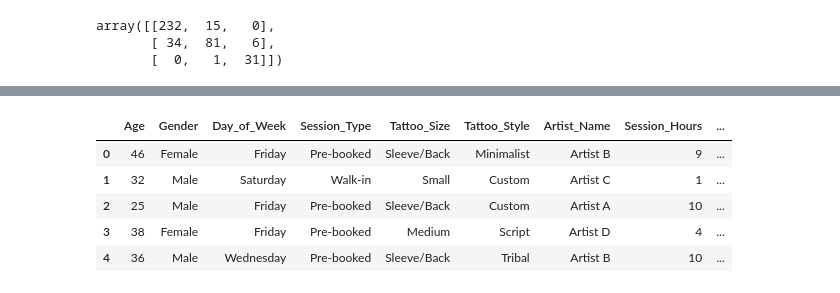
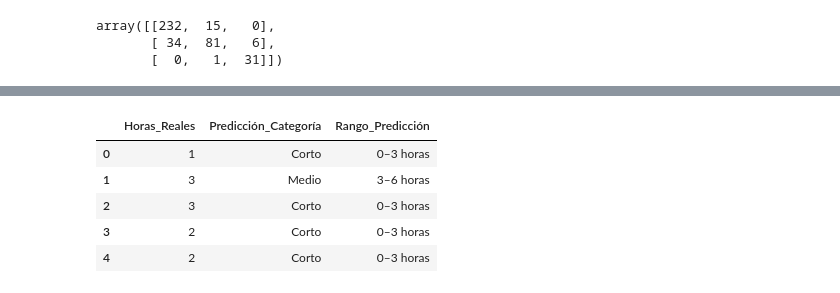
Before and after one commit to pauarsu/tattoo-studio-analysis, a Jupyter notebook: notebook/modelado.ipynb, the cells around one changed output, grey strips where cells are left out. Saved outputs shown, nothing was run; the diff lists cells and outputs as text; code cells hidden in the pictures.

```diff
--- a/notebook/modelado.ipynb
+++ b/notebook/modelado.ipynb
@@ -48,12 +45,21 @@ graficar_matriz_confusion(cm)
-# %%
-
-df["Session_Hours_Cat_Pred"] = modelo.predict(X)
-df.to_csv("../data/tattoo_predictions.csv", index=False)
-df.head()
-# %% [output]
-|  | Age | Gender | Day_of_Week | Session_Type | Tattoo_Size | Tattoo_Style | Artist_Name | Session_Hours | ... |
-| 0 | 46 | Female | Friday | Pre-booked | Sleeve/Back | Minimalist | Artist B | 9 | ... |
-| 1 | 32 | Male | Saturday | Walk-in | Small | Custom | Artist C | 1 | ... |
-| 2 | 25 | Male | Friday | Pre-booked | Sleeve/Back | Custom | Artist A | 10 | ... |
-| 3 | 38 | Female | Friday | Pre-booked | Medium | Script | Artist D | 4 | ... |
-| 4 | 36 | Male | Wednesday | Pre-booked | Sleeve/Back | Tribal | Artist B | 10 | ... |
+# %%
+horas_reales = df.loc[X_test.index, "Session_Hours"]
+# %%
+rango_categorias = {
+    "Corto": "0–3 horas",
+    "Medio": "3–6 horas",
+    "Largo": "6+ horas"
+}
+comparacion = pd.DataFrame({
+    "Horas_Reales": horas_reales.values,
+    "Predicción_Categoría": y_pred
+})
+comparacion["Rango_Predicción"] = comparacion["Predicción_Categoría"].map(rango_categorias)
+comparacion.head()
+# %% [output]
+|  | Horas_Reales | Predicción_Categoría | Rango_Predicción |
+| 0 | 1 | Corto | 0–3 horas |
+| 1 | 3 | Medio | 3–6 horas |
+| 2 | 3 | Corto | 0–3 horas |
+| 3 | 2 | Corto | 0–3 horas |
+| 4 | 2 | Corto | 0–3 horas |
```
Also changed, not shown: parts of 9 cells of this notebook.
